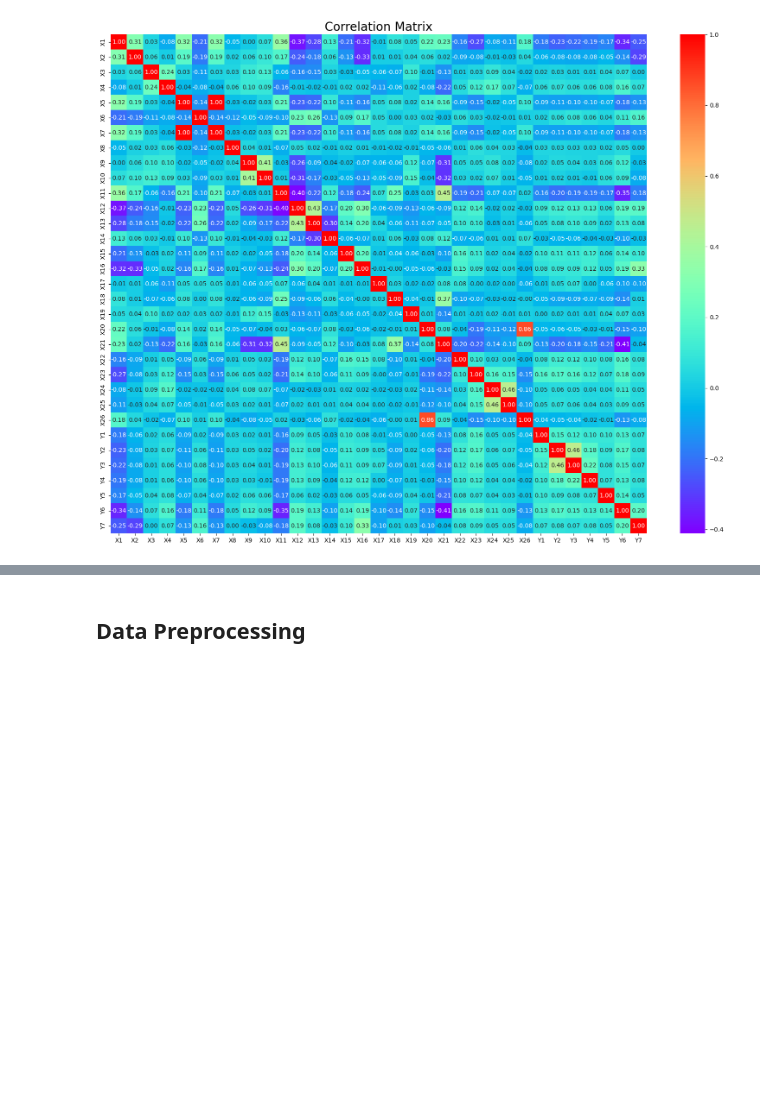
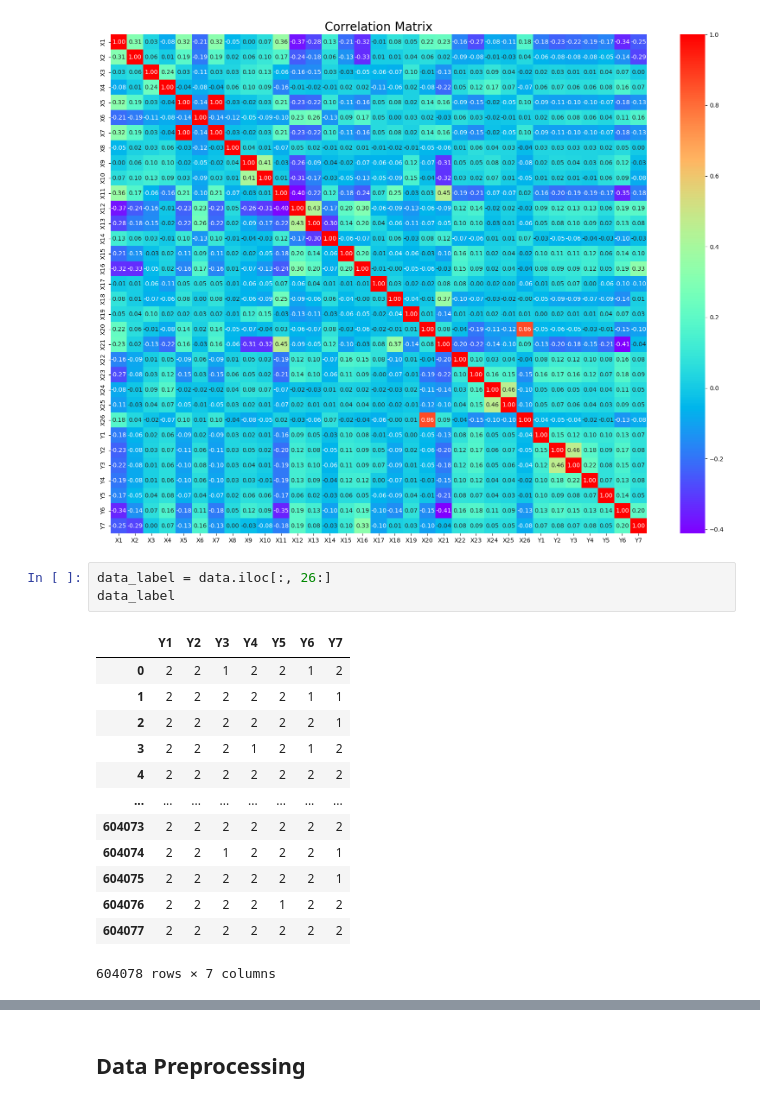
Before and after one commit to MRifqiFz/project-ednn, a Jupyter notebook: Code/DNN_Tensorflow.ipynb, the cells around one changed output, grey strips where cells are left out. Cells and saved outputs as stored; diff of their text form; blank space fills up the shorter version.

```diff
--- a/Code/DNN_Tensorflow.ipynb
+++ b/Code/DNN_Tensorflow.ipynb
@@ -98,3 +100,20 @@ ax.set_title("Correlation Matrix", fontsize=20)
 plt.show()
 # %% [output]
 [figure]
+# %%
+data_label = data.iloc[:, 26:]
+data_label
+# %% [output]
+|  | Y1 | Y2 | Y3 | Y4 | Y5 | Y6 | Y7 |
+| 0 | 2 | 2 | 1 | 2 | 2 | 1 | 2 |
+| 1 | 2 | 2 | 2 | 2 | 2 | 1 | 1 |
+| 2 | 2 | 2 | 2 | 2 | 2 | 2 | 1 |
+| 3 | 2 | 2 | 2 | 1 | 2 | 1 | 2 |
+| 4 | 2 | 2 | 2 | 2 | 2 | 2 | 2 |
+| ... | ... | ... | ... | ... | ... | ... | ... |
+| 604073 | 2 | 2 | 2 | 2 | 2 | 2 | 2 |
+| 604074 | 2 | 2 | 1 | 2 | 2 | 2 | 1 |
+| 604075 | 2 | 2 | 2 | 2 | 2 | 2 | 1 |
+| 604076 | 2 | 2 | 2 | 2 | 1 | 2 | 2 |
+| 604077 | 2 | 2 | 2 | 2 | 2 | 2 | 2 |
+604078 rows × 7 columns
```
Also changed, not shown: parts of 54 cells of this notebook, 1 other file.
